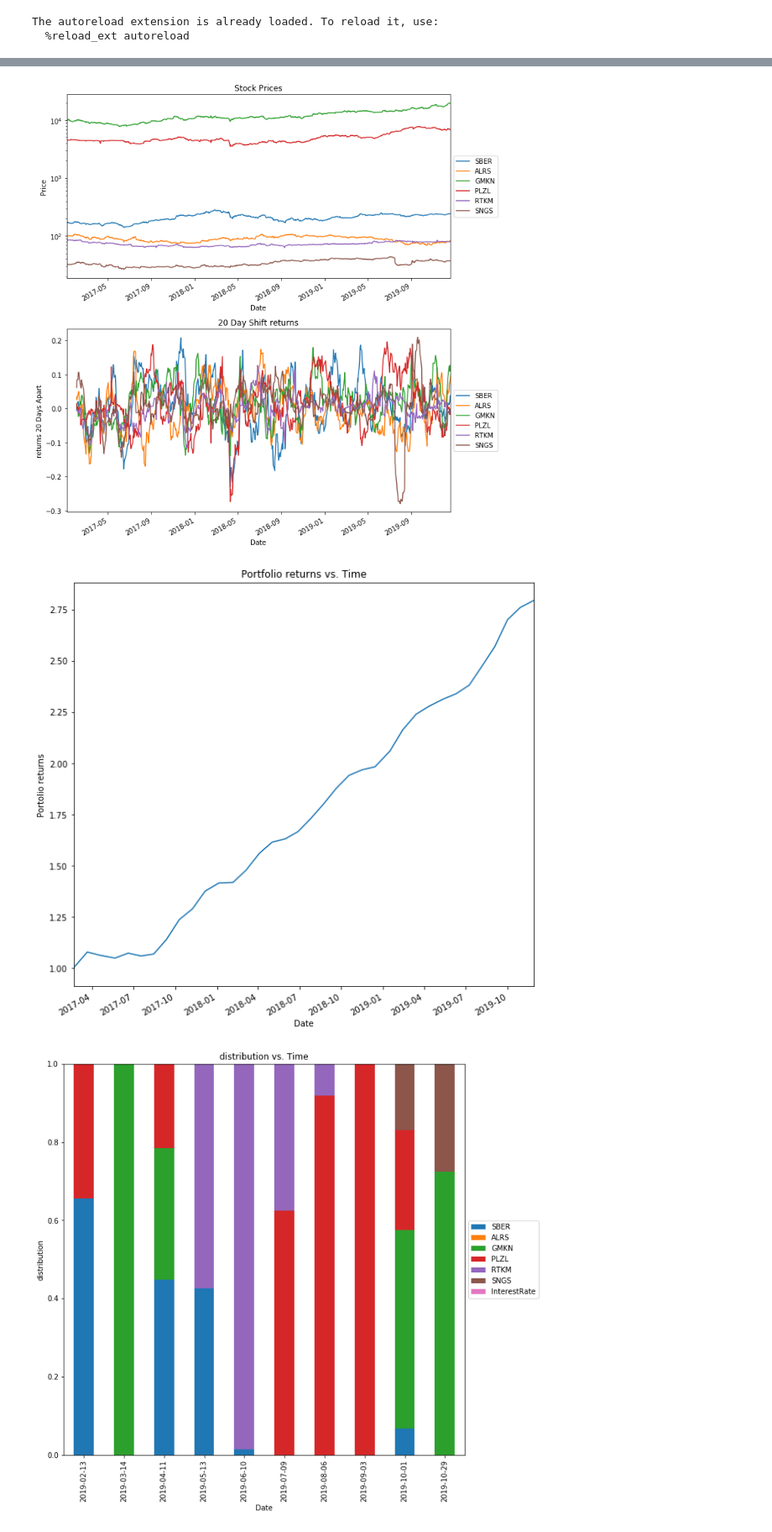
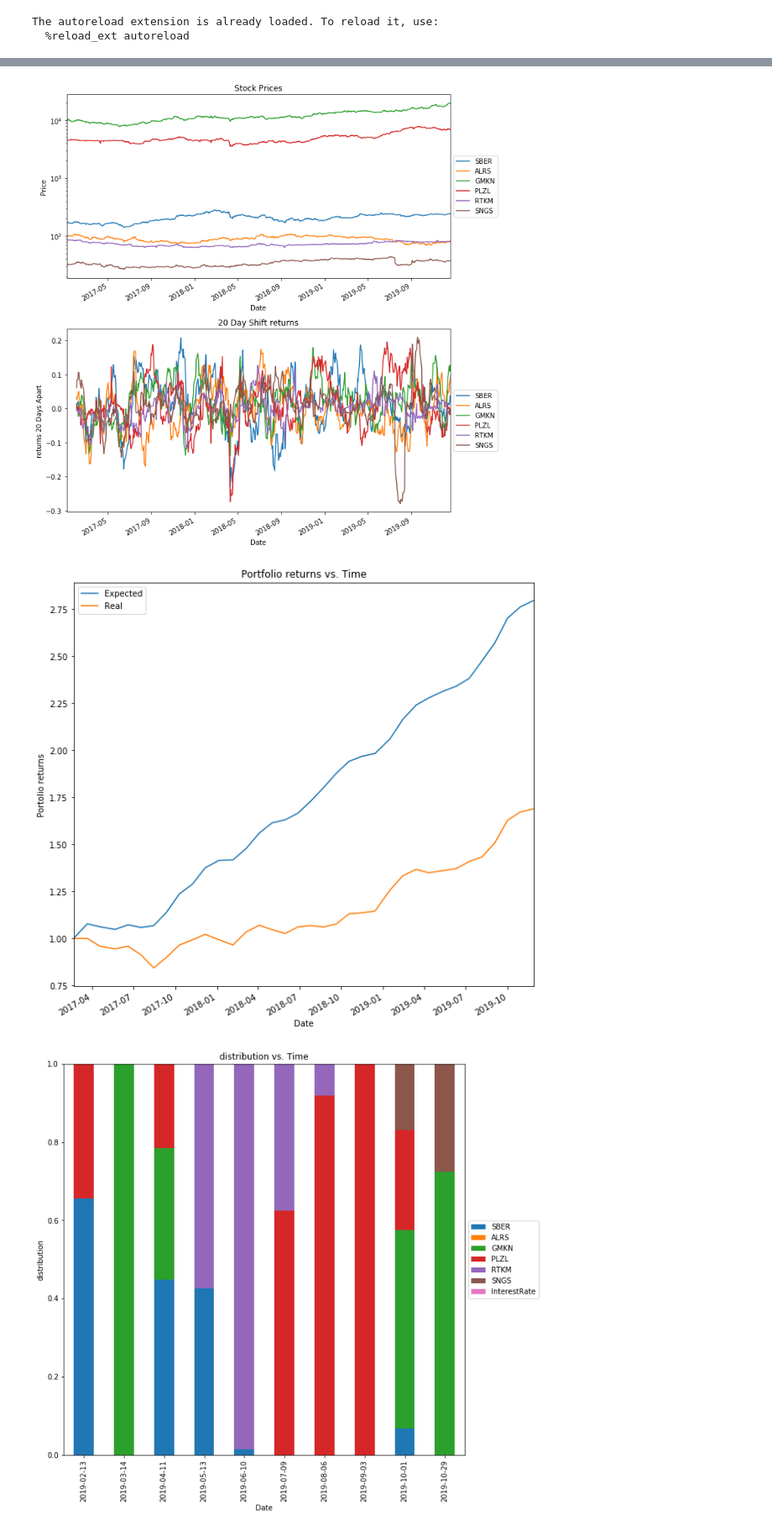
Before and after one commit to drrtuy/misc, a Jupyter notebook: fin/markovitz.ipynb, the cells around one changed output, grey strips where cells are left out. Shown at 84% size. Saved outputs shown, nothing was run; the diff lists cells and outputs as text; code cells hidden in the pictures.

Commit message:
Fin. This commit adds real returns calculations not only expected returns.

```diff
--- a/fin/markovitz.ipynb
+++ b/fin/markovitz.ipynb
@@ -49,7 +49,7 @@ def MarkowitzOpt(mean, variance, covariance, interest_rate, min_return, max_risk
         return np.zeros((n+1,1))
     risk = np.dot(np.power(w.value, 2), variance.ravel().reshape((len(mu),1)))
     portfolio_and_rate = np.append(w.value, sum(w.value.T*mu))
-    print(f'risk: {risk**0.5}[0] return: {np.sum(w.value.T*mean)}')
+    print(f'risk: {(risk**0.5)[0]} return: {np.sum(w.value.T*mean)}')
     #print(w.value)
     return portfolio_and_rate
 
@@ -98,12 +98,18 @@ date_index_iter = start_index
 StockList.append('InterestRate')
 distribution = DataFrame(index=StockList)
 returns = Series(index=index)
+real_returns = Series(index=index)
 # Start Value
 total_value = 1.0
+real_total_value = 1.0
 returns[index[date_index_iter]] = total_value
+real_returns[index[date_index_iter]] = real_total_value
 
 while date_index_iter + shift < end_index:
     date = index[date_index_iter]
+    if date_index_iter > start_index:
+        real_total_value += np.sum(shift_returns_mean.loc[date].T * portfolio_alloc[:-1])
+    #print(real_total_value)
     portfolio_alloc = MarkowitzOpt(shift_returns_mean.loc[date], shift_returns_var.loc[date], covariance.loc[date], interest_rate, min_return, max_risk)
     distribution[date.strftime('%Y-%m-%d')] = portfolio_alloc
 
@@ -112,7 +118,9 @@ while date_index_iter + shift < end_index:
     # Increment Date
     date_index_iter += shift
     returns[index[date_index_iter]] = total_value
+    real_returns[index[date_index_iter]] = real_total_value
 
 # Remove dates that there are no trades from returns
 returns = returns[np.isfinite(returns)]
+real_returns = real_returns[np.isfinite(real_returns)]
 # %% [output]
@@ -136,32 +144,34 @@ risk: [0.02545629] return: 0.03363329354924223
 # %%
 plt.rcParams["figure.figsize"] = (10,10)
 
 # Plot stock prices and shifted returns
 fig, axes = plt.subplots(nrows=2,ncols=1)
 axes[0].set_yscale('log')
 price.plot(ax=axes[0])
 shift_returns.plot(ax=axes[1])
 axes[0].set_title('Stock Prices')
 axes[0].set_xlabel('Date')
 axes[0].set_ylabel('Price')
 axes[0].legend(loc='center left', bbox_to_anchor=(1, 0.5))
 
 axes[1].set_title(str(shift)+ ' Day Shift returns')
 axes[1].set_xlabel('Date')
 axes[1].set_ylabel('returns ' + str(shift) + ' Days Apart')
 axes[1].legend(loc='center left', bbox_to_anchor=(1, 0.5))
 fig.tight_layout()
 # Plot portfolio returns vs. time
 plt.figure()
 returns.plot()
+real_returns.plot()
 plt.xlabel('Date')
 plt.ylabel('Portolio returns')
 plt.title('Portfolio returns vs. Time')
+plt.legend(['Expected', 'Real'])
 
 plt.show()
 # %% [output]
 [figure]
-[figure, old version]
+[figure, new version]
 # %%
 # Plot portfolio allocation of last 10 periods
 ax = distribution.T.iloc[-10:].plot(kind='bar',stacked=True)
```
Also changed, not shown: parts of 2 cells of this notebook.
